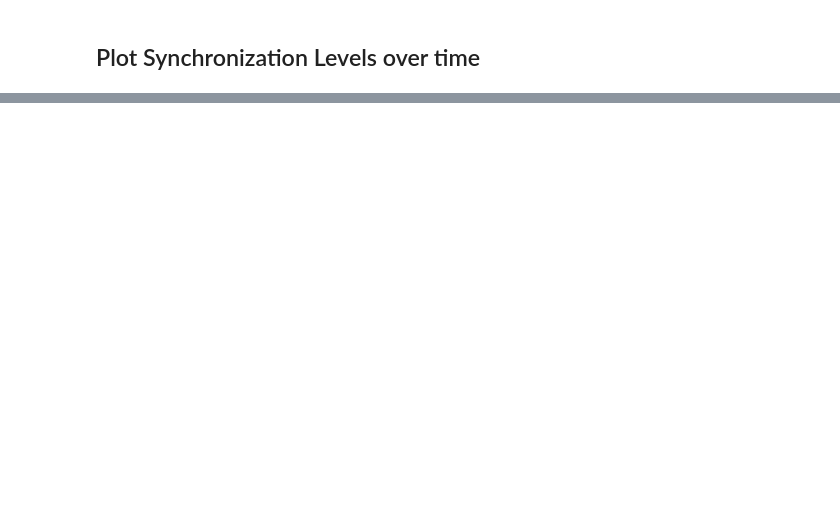
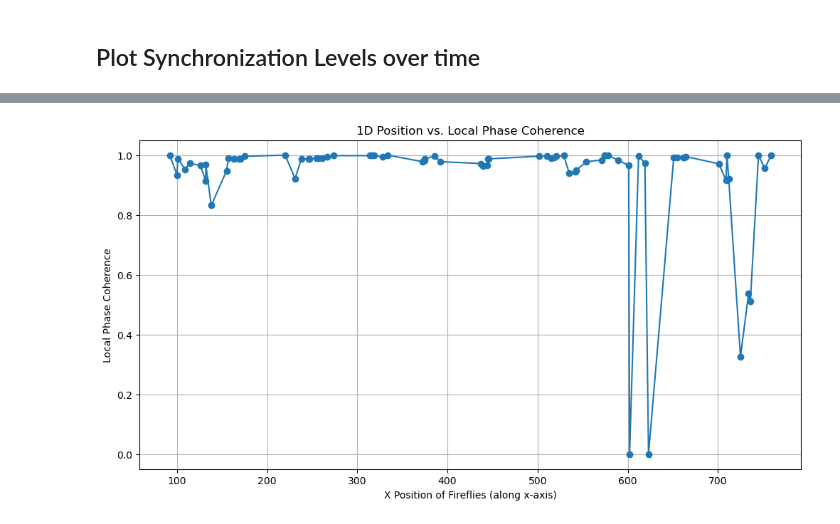
Before and after one commit to emilyebell/drpF24, a Jupyter notebook: PygameImplementation.ipynb, the cells around one changed output, grey strips where cells are left out. Drawn from its saved outputs; the diff is of its cells as text; code cells hidden in the pictures; blank space fills up the shorter version.

```diff
--- a/PygameImplementation.ipynb
+++ b/PygameImplementation.ipynb
@@ -167,0 +245,18 @@ plt.show()
+# %%
+# Sort fireflies by their x-position to plot local phase coherence in 1D
+firefly_positions_sorted = sorted(fireflies, key=lambda pos: pos[0])
+x_positions = [pos[0] for pos in firefly_positions_sorted]
+
+# Recalculate local phase coherence for sorted positions if needed
+local_coherences_sorted = [local_coherences[i] for i in np.argsort([pos[0] for pos in fireflies])]
+
+# 1D Position vs. Coherence Plot
+plt.figure(figsize=(12, 6))
+plt.plot(x_positions, local_coherences_sorted, marker='o', linestyle='-')
+plt.title("1D Position vs. Local Phase Coherence")
+plt.xlabel("X Position of Fireflies (along x-axis)")
+plt.ylabel("Local Phase Coherence")
+plt.grid(True)
+plt.show()
+# %% [output]
+[figure, added]
```
Also changed, not shown: parts of 10 cells of this notebook, 15 other files.
